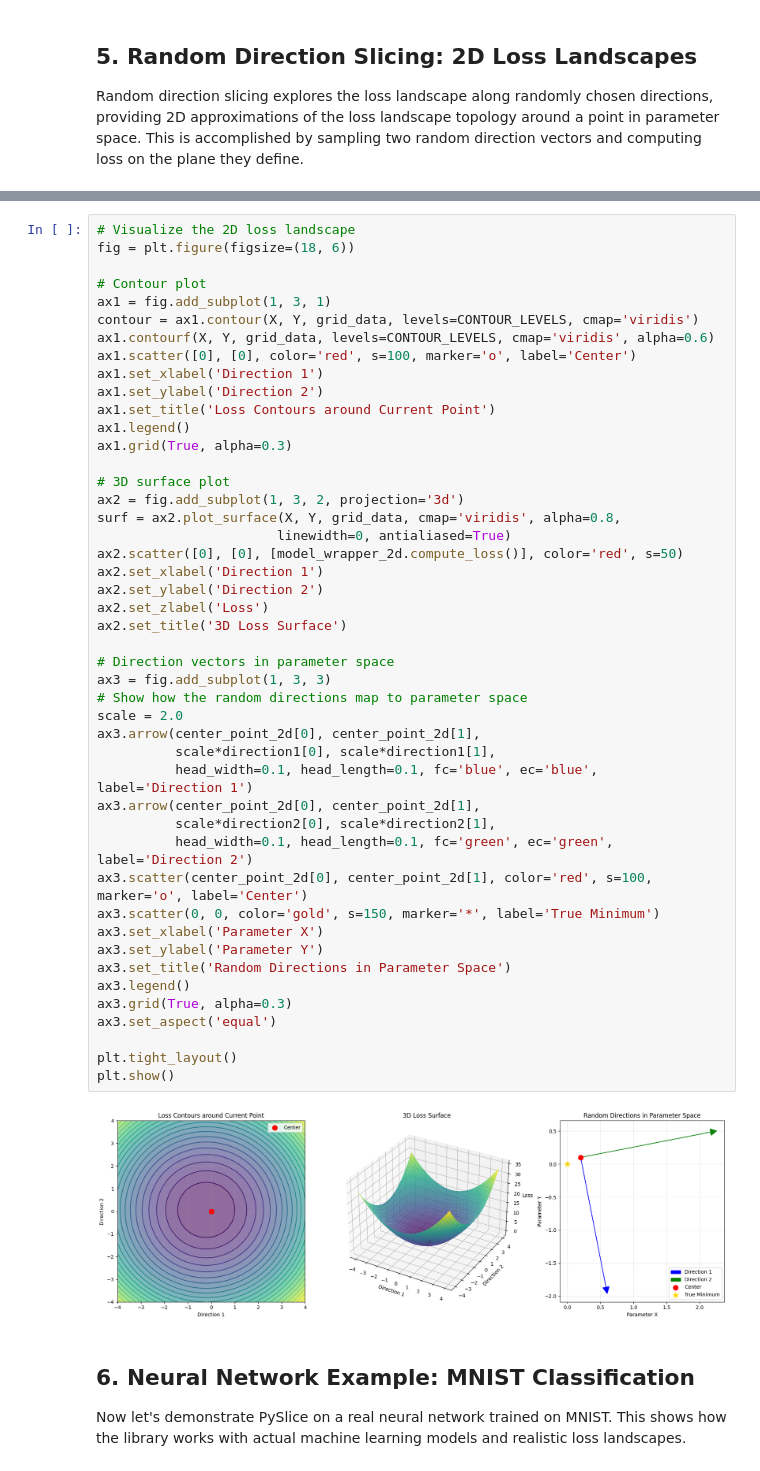
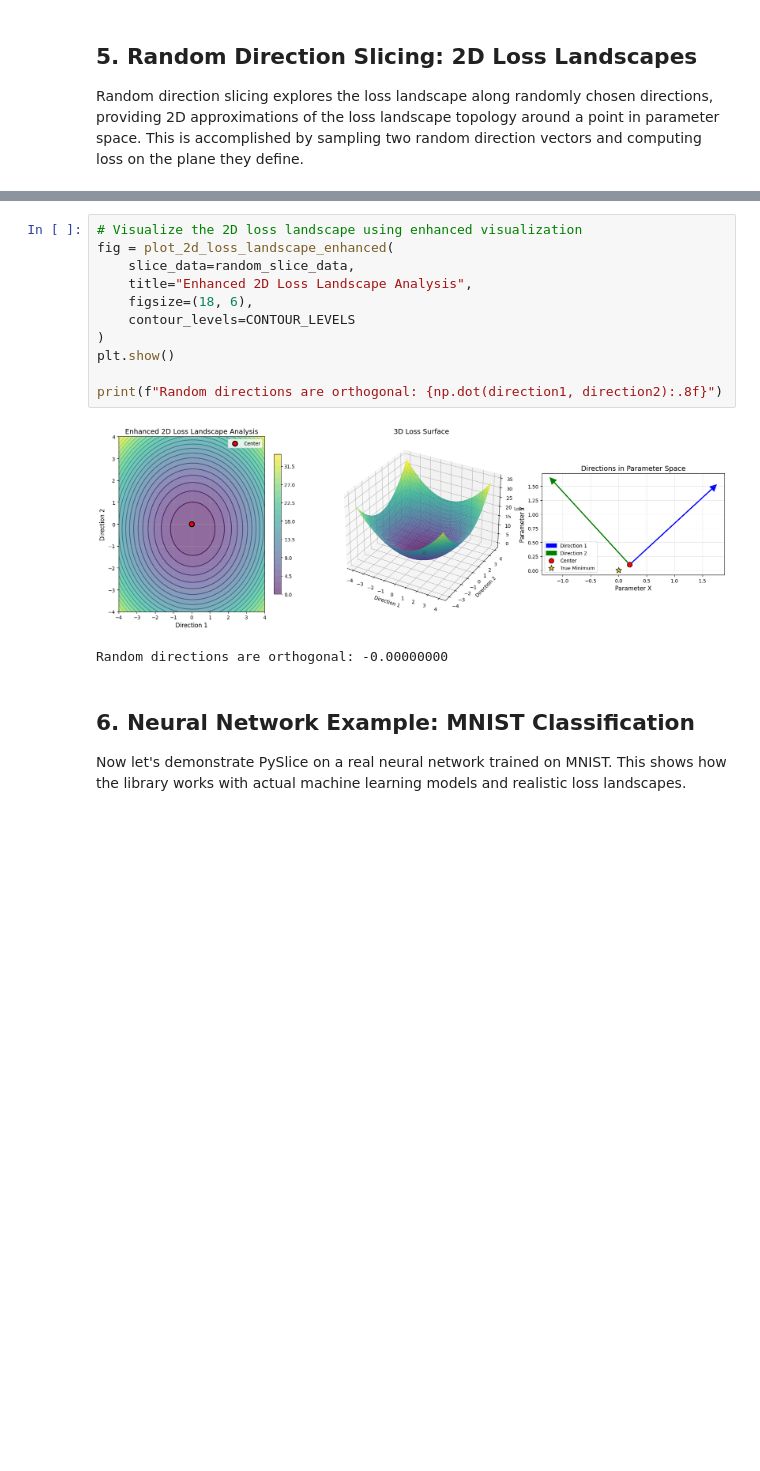
Before and after one commit to joeseegtatz/loss-slicer, a Jupyter notebook: examples/pysclice_core_features.ipynb, the cells around one changed output, grey strips where cells are left out. Drawn from its saved outputs; the diff is of its cells as text; blank space fills up the shorter version.

```diff
--- a/examples/pysclice_core_features.ipynb
+++ b/examples/pysclice_core_features.ipynb
@@ -360,52 +280,18 @@ Direction 2: [0.9815, 0.1913]
 Orthogonality check (dot product): -0.00000000
 # %%
-# Visualize the 2D loss landscape
-fig = plt.figure(figsize=(18, 6))
+# Visualize the 2D loss landscape using enhanced visualization
+fig = plot_2d_loss_landscape_enhanced(
+    slice_data=random_slice_data,
+    title="Enhanced 2D Loss Landscape Analysis",
+    figsize=(18, 6),
+    contour_levels=CONTOUR_LEVELS
+)
+plt.show()
 
-# Contour plot
-ax1 = fig.add_subplot(1, 3, 1)
-contour = ax1.contour(X, Y, grid_data, levels=CONTOUR_LEVELS, cmap='viridis')
-ax1.contourf(X, Y, grid_data, levels=CONTOUR_LEVELS, cmap='viridis', alpha=0.6)
-ax1.scatter([0], [0], color='red', s=100, marker='o', label='Center')
-ax1.set_xlabel('Direction 1')
-ax1.set_ylabel('Direction 2')
-ax1.set_title('Loss Contours around Current Point')
-ax1.legend()
-ax1.grid(True, alpha=0.3)
-
-# 3D surface plot
-ax2 = fig.add_subplot(1, 3, 2, projection='3d')
-surf = ax2.plot_surface(X, Y, grid_data, cmap='viridis', alpha=0.8,
-                       linewidth=0, antialiased=True)
-ax2.scatter([0], [0], [model_wrapper_2d.compute_loss()], color='red', s=50)
-ax2.set_xlabel('Direction 1')
-ax2.set_ylabel('Direction 2')
-ax2.set_zlabel('Loss')
-ax2.set_title('3D Loss Surface')
-
-# Direction vectors in parameter space
-ax3 = fig.add_subplot(1, 3, 3)
-# Show how the random directions map to parameter space
-scale = 2.0
-ax3.arrow(center_point_2d[0], center_point_2d[1],
-          scale*direction1[0], scale*direction1[1],
-          head_width=0.1, head_length=0.1, fc='blue', ec='blue', label='Direction 1')
-ax3.arrow(center_point_2d[0], center_point_2d[1],
-          scale*direction2[0], scale*direction2[1],
-          head_width=0.1, head_length=0.1, fc='green', ec='green', label='Direction 2')
-ax3.scatter(center_point_2d[0], center_point_2d[1], color='red', s=100, marker='o', label='Center')
-ax3.scatter(0, 0, color='gold', s=150, marker='*', label='True Minimum')
-ax3.set_xlabel('Parameter X')
-ax3.set_ylabel('Parameter Y')
-ax3.set_title('Random Directions in Parameter Space')
-ax3.legend()
-ax3.grid(True, alpha=0.3)
-ax3.set_aspect('equal')
-
-plt.tight_layout()
-plt.show()
+print(f"Random directions are orthogonal: {np.dot(direction1, direction2):.8f}")
 # %% [output]
-[figure, old version]
+[figure, new version]
+Random directions are orthogonal: -0.00000000
 # %% [markdown]
 ## 6. Neural Network Example: MNIST Classification
 
```
Also changed, not shown: parts of 9 cells of this notebook, 1 other file.
